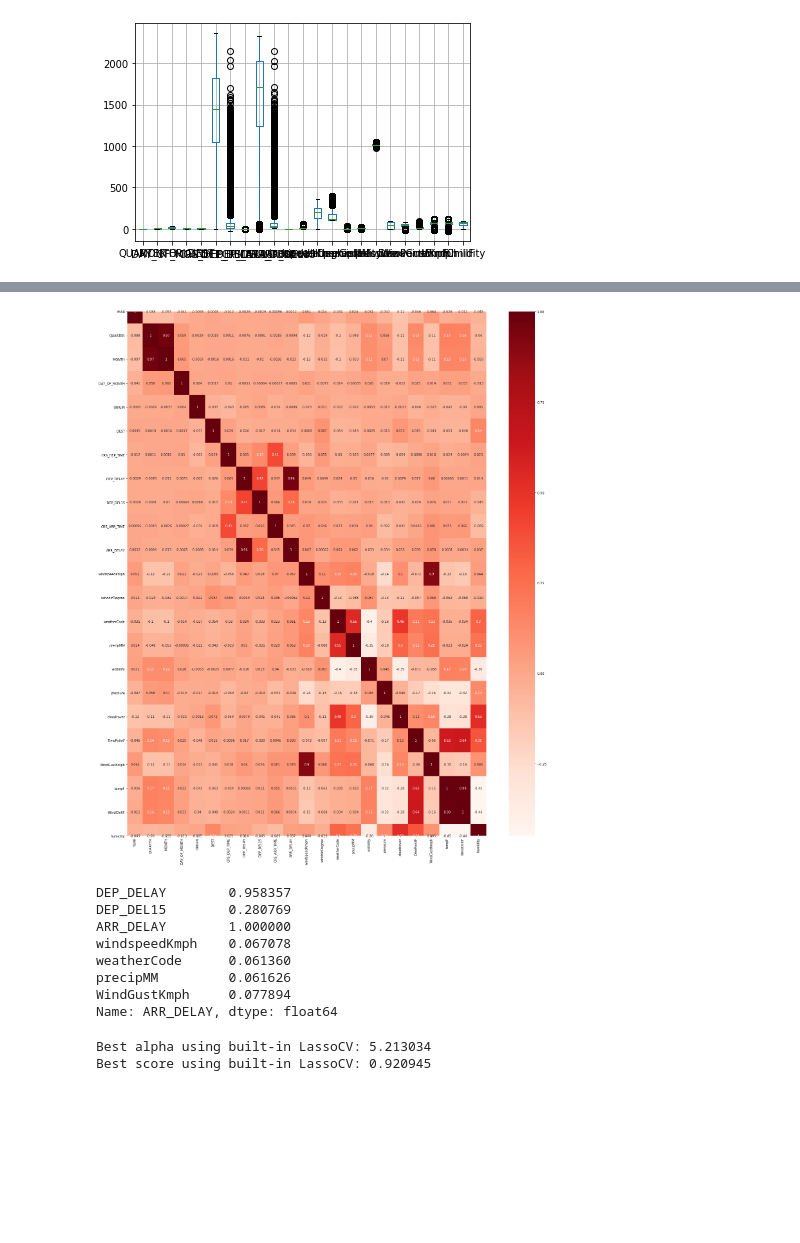
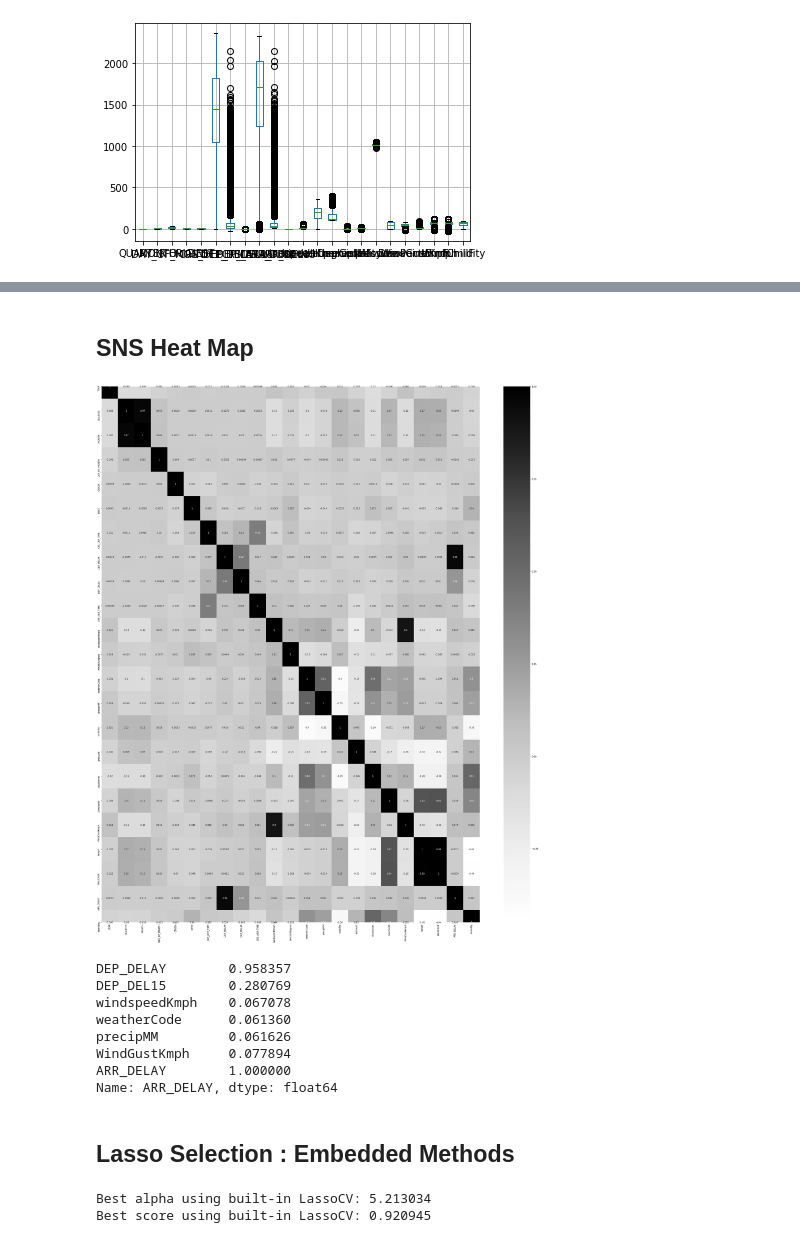
Before and after one commit to rishivar/Flight-Delay-Prediction, a Jupyter notebook: Analysis.ipynb, the cells around one changed output, grey strips where cells are left out. Drawn from its saved outputs; the diff is of its cells as text; code cells hidden in the pictures; blank space fills up the shorter version.

```diff
--- a/Analysis.ipynb
+++ b/Analysis.ipynb
@@ -66,3 +58,0 @@ Index(['QUARTER', 'MONTH', 'DAY_OF_MONTH', 'ORIGIN', 'DEST', 'CRS_DEP_TIME',
-# %%
-df = df.astype(int)
-df.info()
@@ -87,10 +59,19 @@ memory usage: 330.0 MB
+# %%
+df = df[['YEAR', 'QUARTER', 'MONTH', 'DAY_OF_MONTH', 'ORIGIN', 'DEST',
+       'CRS_DEP_TIME', 'DEP_DELAY', 'DEP_DEL15', 'CRS_ARR_TIME',
+       'windspeedKmph', 'winddirDegree', 'weatherCode', 'precipMM',
+       'visibility', 'pressure', 'cloudcover', 'DewPointF', 'WindGustKmph',
+       'tempF', 'WindChillF', 'ARR_DELAY', 'humidity']]
+# %% [markdown]
+## SNS Heat Map
 # %%
-plt.figure(figsize=(25,30))
+plt.figure(figsize=(30,35))
 cor = df.corr()
-sns.heatmap(cor, annot=True, cmap=plt.cm.Reds)
+sns.heatmap(cor, annot=True, cmap=plt.cm.Greys)
+plt.tight_layout()
 plt.show()
 # %% [output]
-[figure, old version]
+[figure, new version]
 # %%
 cor_target = abs(cor["ARR_DELAY"])
 relevant_features = cor_target[cor_target>0.06]
@@ -98,12 +79,14 @@ relevant_features
 # %% [output]
 DEP_DELAY        0.958357
 DEP_DEL15        0.280769
-ARR_DELAY        1.000000
 windspeedKmph    0.067078
 weatherCode      0.061360
 precipMM         0.061626
 WindGustKmph     0.077894
+ARR_DELAY        1.000000
 Name: ARR_DELAY, dtype: float64
+# %% [markdown]
+## Lasso Selection : Embedded Methods
 # %%
 X = df.drop(['ARR_DELAY'],1)
 y = df['ARR_DELAY']
```
Also changed, not shown: parts of 3 cells of this notebook, 1 other file.
